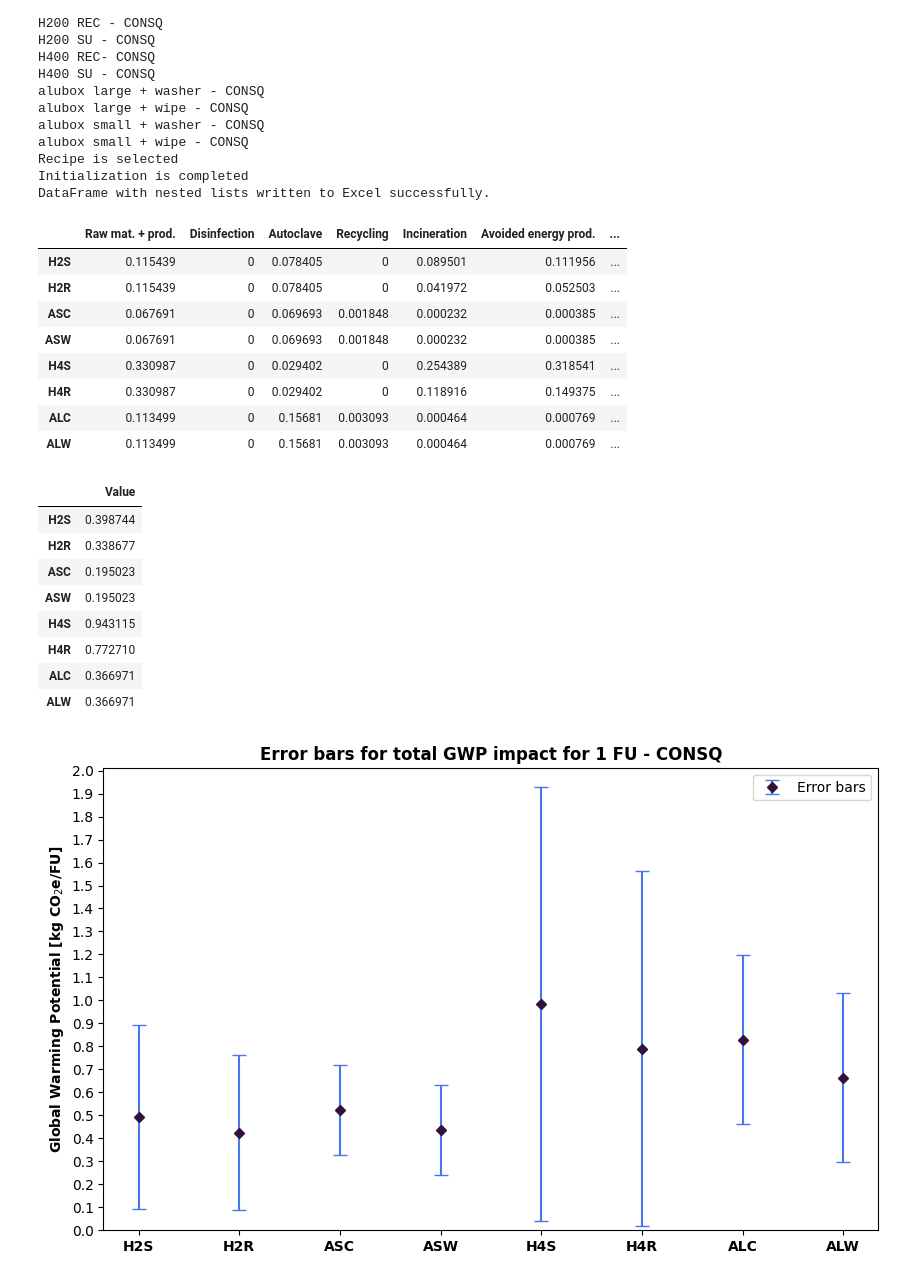
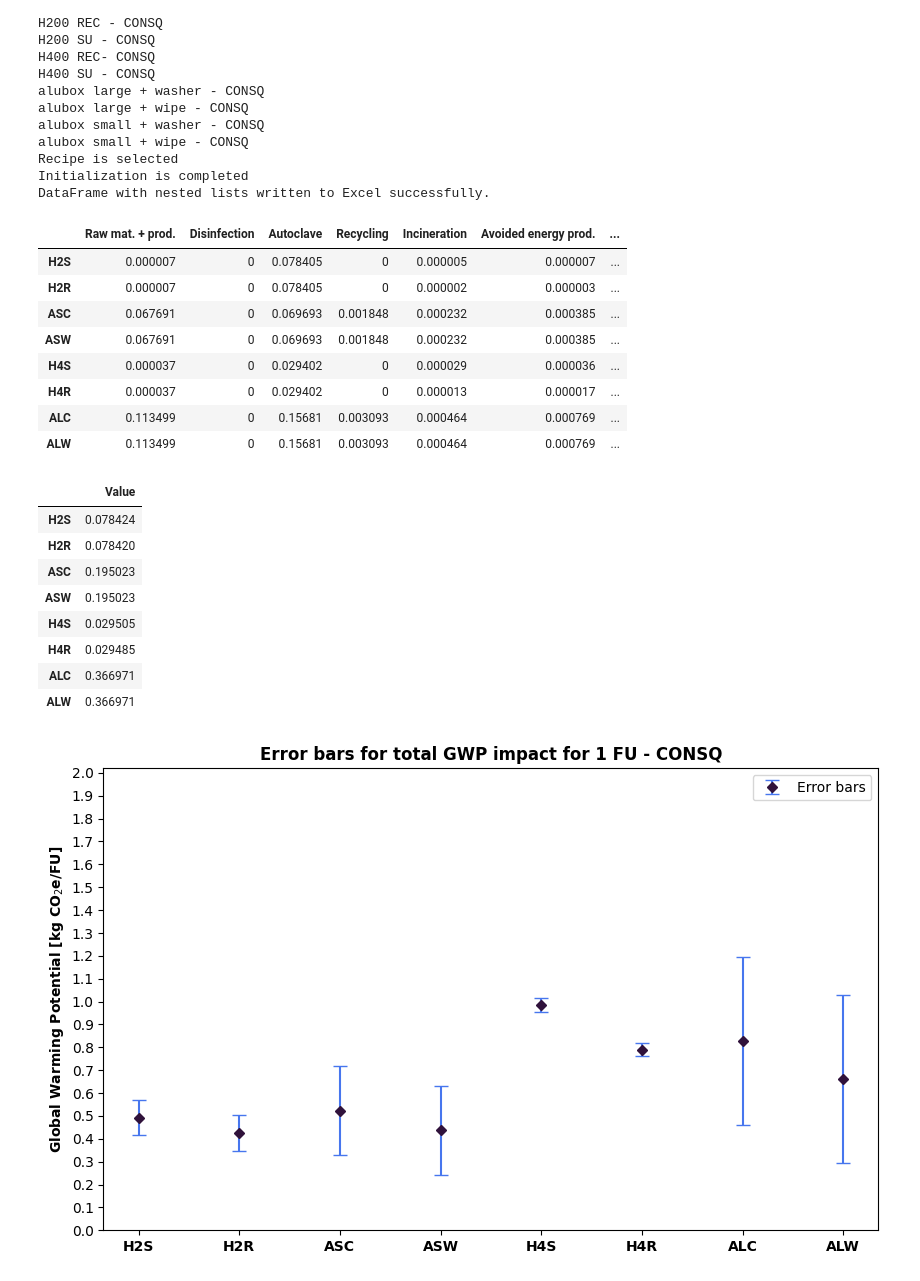
Before and after one commit to RuneWF/Single-use-vs-multi-use-in-health-care, a Jupyter notebook: Brighway/Ofir/sensitivity.ipynb, the cells around one changed output. Cells and saved outputs as stored; diff of their text form; code cells hidden in the pictures.

```diff
--- a/Brighway/Ofir/sensitivity.ipynb
+++ b/Brighway/Ofir/sensitivity.ipynb
@@ -110,15 +110,11 @@ for col in df_err.columns:
             for ac in use_dct[idx]:
                 row[col] = abs(df_be.at[idx, col] * ac / use_dct[idx][0] - temp)/2
                 temp = df_be.at[idx, col] * ac / use_dct[idx][0]
-        elif 'R' in idx and ('Incineration' in col or 'Avoided energy prod.' in col or	'Avoided mat. prod.' in col):
-            temp = 0
-            for rec in lst_rec:
-                row[col] = abs(df_be.at[idx, col] * rec / 0.54 - temp)/2
-                temp = df_be.at[idx, col] * rec / 0.54
+
         elif 'H' in idx and ('Disinfection' not in col  and 'Autoclave' not in col and 'Recycling' not in col):
             temp = 0
             for prot in sheet_dct[idx]:
-                row[col] = abs((df_be.at[idx, col] * prot / sheet_dct[idx][1] - temp/1000))/2
+                row[col] = abs((df_be.at[idx, col] * prot / sheet_dct[idx][1] - temp)/1000)/2
                 temp = df_be.at[idx, col] * prot / sheet_dct[idx][1]
         else:
             row[col] = 0
@@ -126,12 +122,12 @@ for col in df_err.columns:
 df_err
 # %% [output]
 |  | Raw mat. + prod. | Disinfection | Autoclave | Recycling | Incineration | Avoided energy prod. | ... |
-| H2S | 0.115439 | 0 | 0.078405 | 0 | 0.089501 | 0.111956 | ... |
-| H2R | 0.115439 | 0 | 0.078405 | 0 | 0.041972 | 0.052503 | ... |
+| H2S | 0.000007 | 0 | 0.078405 | 0 | 0.000005 | 0.000007 | ... |
+| H2R | 0.000007 | 0 | 0.078405 | 0 | 0.000002 | 0.000003 | ... |
 | ASC | 0.067691 | 0 | 0.069693 | 0.001848 | 0.000232 | 0.000385 | ... |
 | ASW | 0.067691 | 0 | 0.069693 | 0.001848 | 0.000232 | 0.000385 | ... |
-| H4S | 0.330987 | 0 | 0.029402 | 0 | 0.254389 | 0.318541 | ... |
-| H4R | 0.330987 | 0 | 0.029402 | 0 | 0.118916 | 0.149375 | ... |
+| H4S | 0.000037 | 0 | 0.029402 | 0 | 0.000029 | 0.000036 | ... |
+| H4R | 0.000037 | 0 | 0.029402 | 0 | 0.000013 | 0.000017 | ... |
 | ALC | 0.113499 | 0 | 0.15681 | 0.003093 | 0.000464 | 0.000769 | ... |
 | ALW | 0.113499 | 0 | 0.15681 | 0.003093 | 0.000464 | 0.000769 | ... |
 # %%
@@ -151,12 +147,12 @@ totals_df = totals_df['Value'].to_frame()
 df_tot_err
 # %% [output]
 |  | Value |
-| H2S | 0.398744 |
-| H2R | 0.338677 |
+| H2S | 0.078424 |
+| H2R | 0.078420 |
 | ASC | 0.195023 |
 | ASW | 0.195023 |
-| H4S | 0.943115 |
-| H4R | 0.772710 |
+| H4S | 0.029505 |
+| H4R | 0.029485 |
 | ALC | 0.366971 |
 | ALW | 0.366971 |
 # %%
@@ -168,32 +164,32 @@ x = []
 y = []
 y_err = []
 for col in totals_df.columns:
     for x_val, (idx, row) in enumerate(totals_df.iterrows()):
         x.append(float(x_val + 1))
         y.append(row[col])
         y_err.append(df_tot_err.at[idx, col])
 
 fig, ax = plt.subplots(figsize=(10, 6))
 
 # Plot with customized marker colors
 plt.errorbar(x, y,
              yerr=y_err,
              fmt='D',                     # Marker style
              capsize=5,                   # Add caps
              ecolor=colors[1],                # Color of error bars
              markerfacecolor=colors[0],      # Fill color of the marker
              markeredgecolor=colors[0],     # Outline color of the marker
              markersize=5,
              label="Error bars")                # Size of the marker
 
 plt.legend()  # Add legend to differentiate columns
 ax.set_xticks(x)
 ax.set_xticklabels(plt_index, fontsize=10, weight='bold')
 # ax.axhline(y = -0.004, color = 'k', linestyle = '-', zorder=0, linewidth=0.5) # https://matplotlib.org/stable/gallery/misc/zorder_demo.html
 plt.yticks(np.arange(0, 2.01, step=0.1))
-plt.ylim(0, 2.01)
+plt.ylim(0, 2.02)
 plt.ylabel("Global Warming Potential [kg CO$_2$e/FU]", fontsize=10, weight='bold')  # Label for y-axis
 plt.title(f"Error bars for total GWP impact for 1 FU - {db_type}", weight='bold')  # Add title
 plt.show()
 # %% [output]
-[figure, old version]
+[figure, new version]
```
Also changed, not shown: 2 other files.
